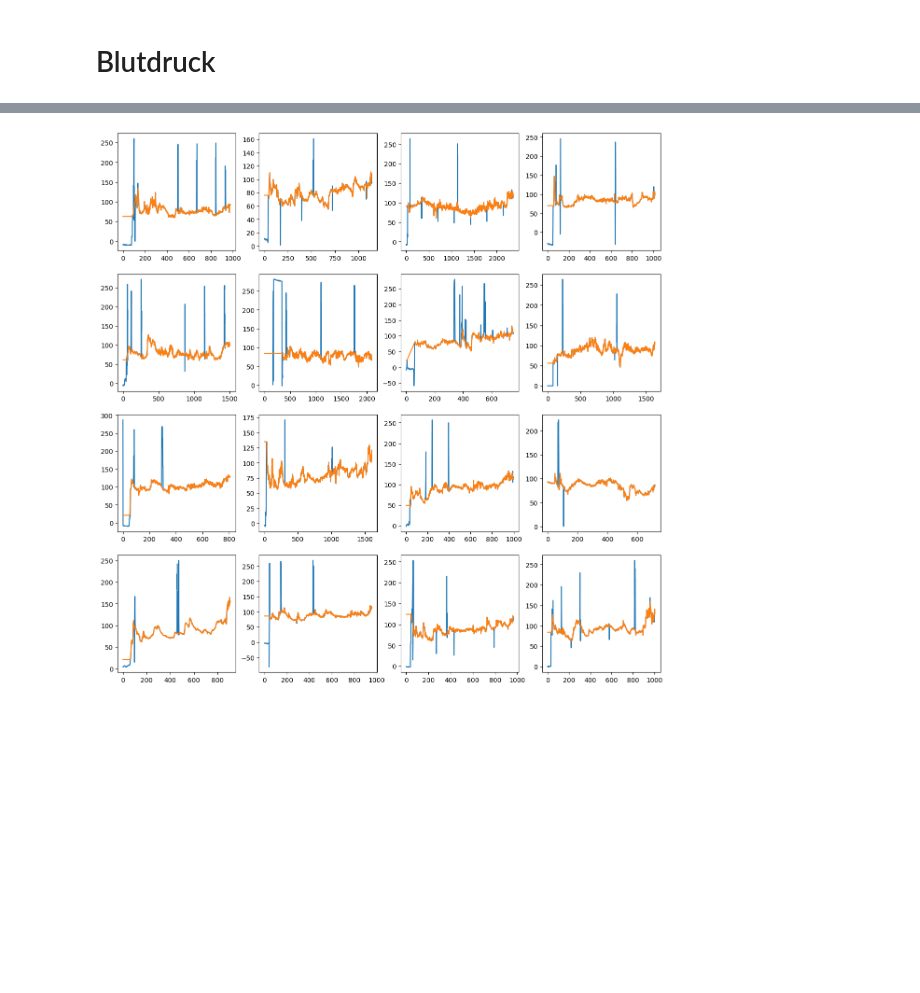
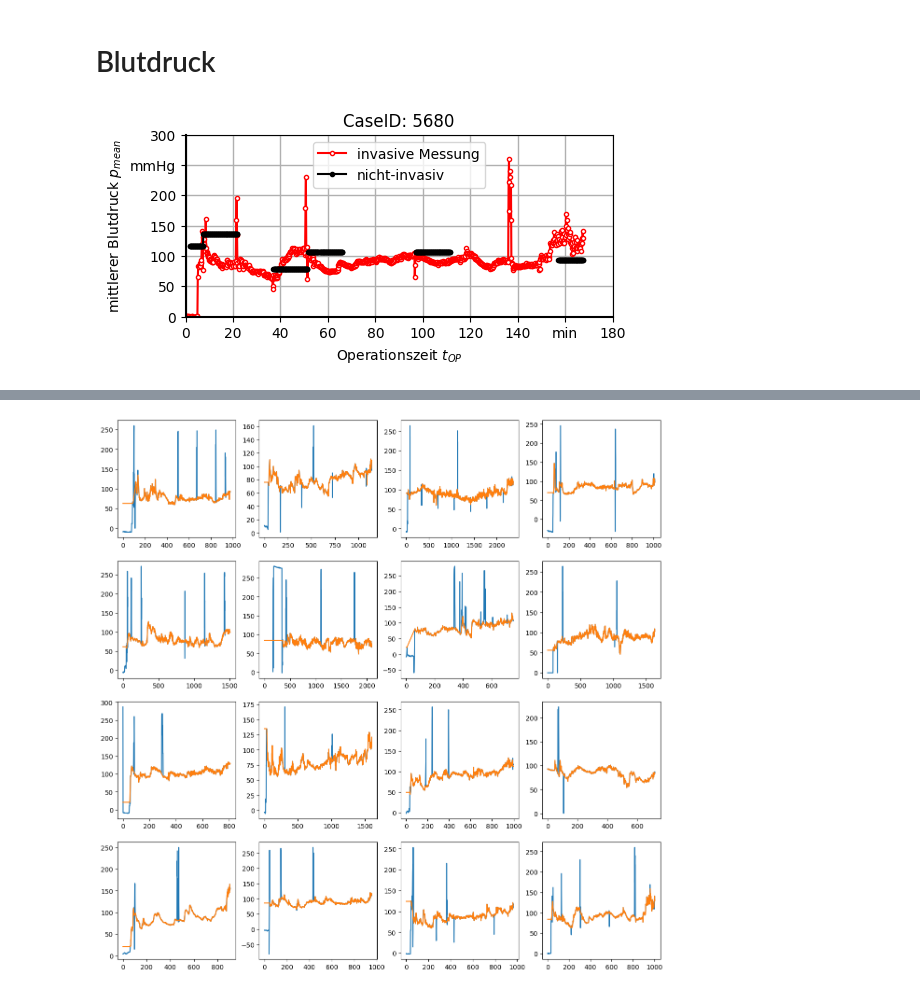
Before and after one commit to naderinho/anesthesia_anomaly_detection, a Jupyter notebook: 03_vital_filter.ipynb, the cells around one changed output, grey strips where cells are left out. Saved outputs shown, nothing was run; the diff lists cells and outputs as text; code cells hidden in the pictures; blank space fills up the shorter version.

```diff
--- a/03_vital_filter.ipynb
+++ b/03_vital_filter.ipynb
@@ -177,2 +184,79 @@ plt.show()
 # %% [markdown]
 # Blutdruck
+# %%
+caseid = pd.read_csv(datapath + savepath +'dataset.csv', index_col=0).index.to_list()
+
+track1 = ['Solar8000/NIBP_MBP']
+track2 = ['Solar8000/ART_MBP']
+
+i = 15
+case = caseid[i]
+
+filepath = datapath+'vitaldb_tiva/'+str(case).zfill(4)+'.vital'
+
+vitaldata1 = vf.VitalFile(ipath = filepath, track_names = track1)
+vitaldata1 = vitaldata1.to_pandas(track_names=track1,interval=10)
+
+vitaldata2 = vf.VitalFile(ipath = filepath, track_names = track2)
+vitaldata2 = vitaldata2.to_pandas(track_names=track2,interval=10)
+
+plt.figure(figsize=(14/2.54, 6/2.54))
+
+plt.rcParams['font.size'] = 10
+
+t = np.linspace(0,len(vitaldata1)*10/60,len(vitaldata1))
+
+# Colors
+color1 = (0, 0, 0)
+color2 = (1, 1, 1)
+color3 = (159/255, 182/255, 196/255)
+color4 = (125/255, 102/255, 102/255)
+color5 = (153/255, 0, 0)
+
+# Actual plot
+
+plt.plot(t,vitaldata2, label='invasive Messung', color='r', marker='.', markerfacecolor='w')
+plt.plot(t,vitaldata1, label='nicht-invasiv', color='k', marker='.', markerfacecolor='k')
+
+# Title and labels
+plt.title('CaseID: '+str(case))
+plt.xlabel('Operationszeit $t_{OP}$')
+#plt.ylabel('diastolischer Blutdruck $p_{dia}$')
+plt.ylabel('mittlerer Blutdruck $p_{mean}$')
+#plt.yscale("log")
+
+plt.legend()
+
+# Axis settings
+ax = plt.gca()
+ax.spines['left'].set_linewidth(1.5)
+ax.spines['bottom'].set_linewidth(1.5)
+
+# Limits
+ax.set_ylim(bottom=0)  # Only set the minimum value
+ax.set_xlim(left=0)  # Only set the minimum value
+
+# Einheiten auf x-Achse
+xunit = 'min'
+ticks = ax.get_xticks()
+ticks = [int(tick) for tick in ticks]
+ticks_with_units = [xunit if i == len(ticks) - 2 else ticks[i] for i in range(len(ticks))]
+ax.set_xticks(ticks)
+ax.set_xticklabels(ticks_with_units)
+
+# Einheiten auf y-Achse
+yunit = 'mmHg'
+ticks = ax.get_yticks()
+ticks = [int(tick) for tick in ticks]
+ticks_with_units = [yunit if i == len(ticks) - 2 else ticks[i] for i in range(len(ticks))]
+ax.set_yticks(ticks)
+ax.set_yticklabels(ticks_with_units)
+
+plt.grid(True, linewidth=1.0)
+
+plt.savefig('figures/4_2_bp_non_inv.pdf', bbox_inches='tight', pad_inches=0.2, format='pdf')
+plt.show()
+
+plt.show()
+# %% [output]
+[figure, added]
```
Also changed, not shown: parts of 3 cells of this notebook, 15 other files.
